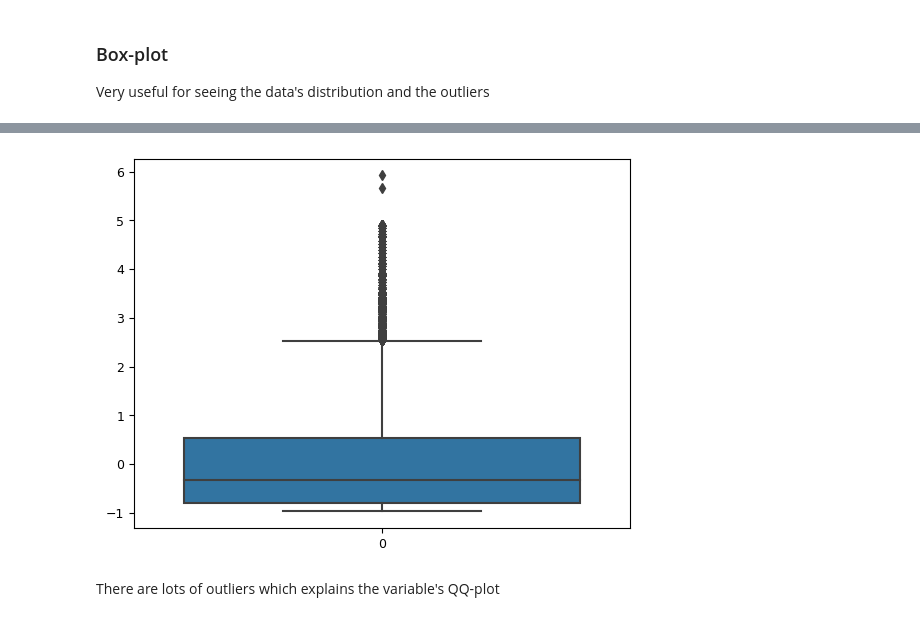
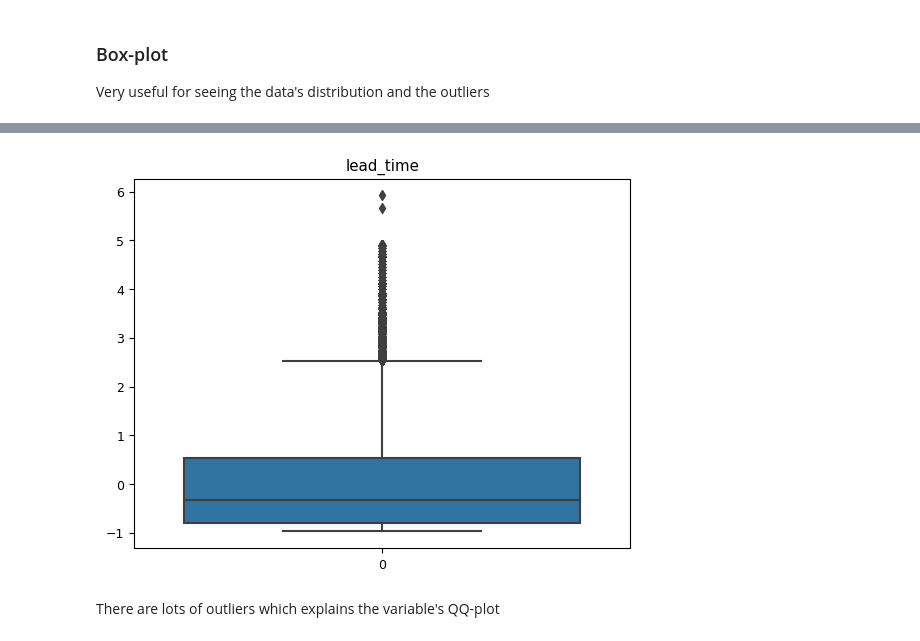
Before and after one commit to midoplays/DAProject, a Jupyter notebook: project.ipynb, the cells around one changed output, grey strips where cells are left out. Drawn from its saved outputs; the diff is of its cells as text; code cells hidden in the pictures.

```diff
--- a/project.ipynb
+++ b/project.ipynb
@@ -433,8 +437,9 @@ Very useful for seeing the data's distribution and the outliers
 ![Alt text](https://builtin.com/sites/www.builtin.com/files/styles/ckeditor_optimize/public/inline-images/1_boxplots_0.jpg)
 # %%
 sns.boxplot(df.lead_time);
+plt.title("lead_time");
 # %% [output]
-[figure, old version]
+[figure, new version]
 # %% [markdown]
 There are lots of outliers which explains the variable's QQ-plot
 # %% [markdown]
```
Also changed, not shown: parts of 19 cells of this notebook.
